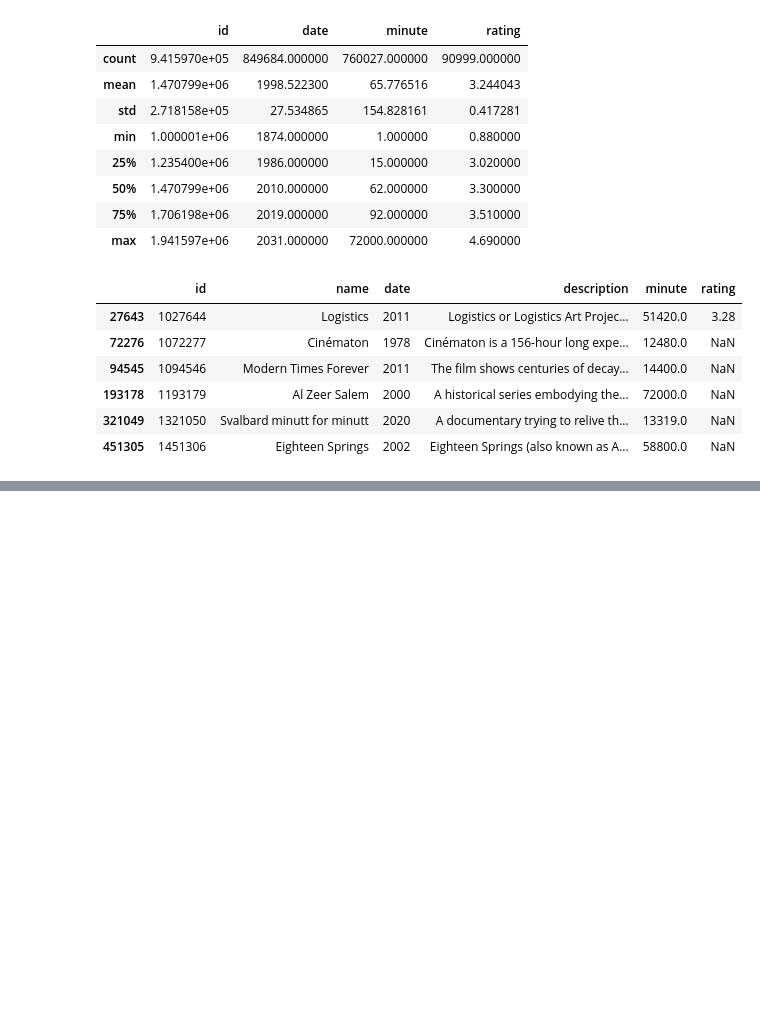
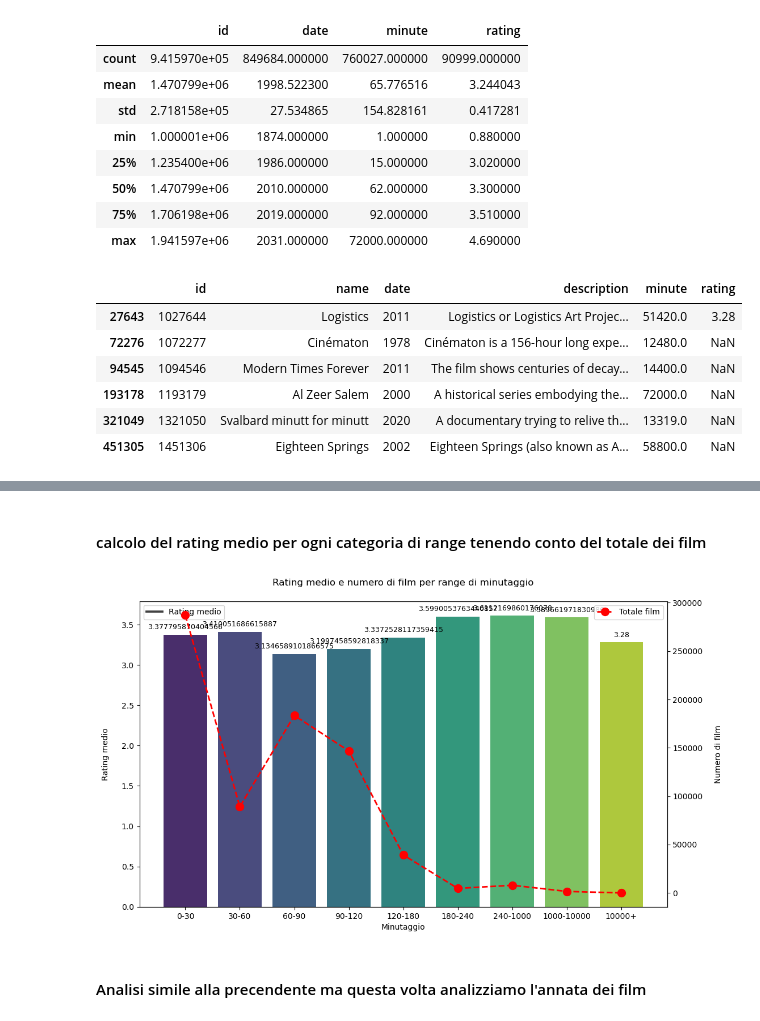
Before and after one commit to DominikGani/Domenico-Ganino-Progetto-IUM-2025, a Jupyter notebook: Analisi_movies.ipynb, the cells around one changed output, grey strips where cells are left out. Cells and saved outputs as stored; diff of their text form; code cells hidden in the pictures; blank space fills up the shorter version.

Commit message:
Prima analisi del dataset movies
Analisi sul numero di film in determinati range (data e durata) calcolando il rating medio per ogni categoria del range.

```diff
--- a/Analisi_movies.ipynb
+++ b/Analisi_movies.ipynb
@@ -155,0 +131,18 @@ Name: id, dtype: int64
+# %%
+# creaimo una lista con dei range per il minutaggio dei film
+min_range = [0, 30, 60, 90, 120, 180, 240, 1000, 10000, float("inf")]
+labels = ["0-30", "30-60", "60-90", "90-120", "120-180", "180-240", "240-1000", "1000-10000", "10000+"]
+
+# creiamo una nuova colonna nel dataset che rappresenta il range di minutaggio dei film
+movies_df["minute_range"] = pd.cut(movies_df["minute"], bins = min_range, labels = labels)
+
+minute_range = movies_df.groupby("minute_range")["id"].count()
+print(minute_range)
+
+ax = sns.countplot(x = "minute_range", data = movies_df, order = labels)
+add_count_on_bars(ax)
+ax.set_title("Distribuzione dei film per minutaggio")
+ax.set_xlabel("Minutaggio")
+ax.set_ylabel("Numero di film")
+plt.xticks(rotation = 45)
+plt.show()
@@ -155,0 +162,45 @@ Name: id, dtype: int64
+# %% [markdown]
+#### calcolo del rating medio per ogni categoria di range tenendo conto del totale dei film
+# %%
+# Calcola rating medio e il totale dei film per ogni range
+average_ratings = movies_df.groupby("minute_range")["rating"].mean()
+total_counts = movies_df.groupby("minute_range")["id"].count()
+
+# Prepara il grafico combinato
+fig, ax = plt.subplots(figsize=(12, 7))
+
+# Barre per il rating medio (asse sinistro)
+sns.barplot(
+    x=average_ratings.index,
+    y=average_ratings.values,
+    order=labels,
+    ax=ax,
+    palette="viridis"
+)
+ax.set_title("Rating medio e numero di film per range di minutaggio", pad=20)
+ax.set_xlabel("Minutaggio")
+ax.set_ylabel("Rating medio", labelpad=15)
+
+# Linea per il conteggio totale (asse destro)
+ax2 = ax.twinx()
+total_counts.plot(
+    ax=ax2,
+    marker="o",
+    color="red",
+    linewidth=2,
+    linestyle="dashed",
+    markersize=10,
+    label="Totale film"
+)
+ax2.set_ylabel("Numero di film", labelpad=15)
+
+add_count_on_bars(ax)
+
+ax.legend(["Rating medio"], loc='upper left')
+ax2.legend(loc='upper right')
+plt.xticks(rotation=45)
+plt.show()
+# %% [output]
+[figure, added]
+# %% [markdown]
+#### Analisi simile alla precendente ma questa volta analizziamo l'annata dei film
```
Also changed, not shown: parts of 10 cells of this notebook.
